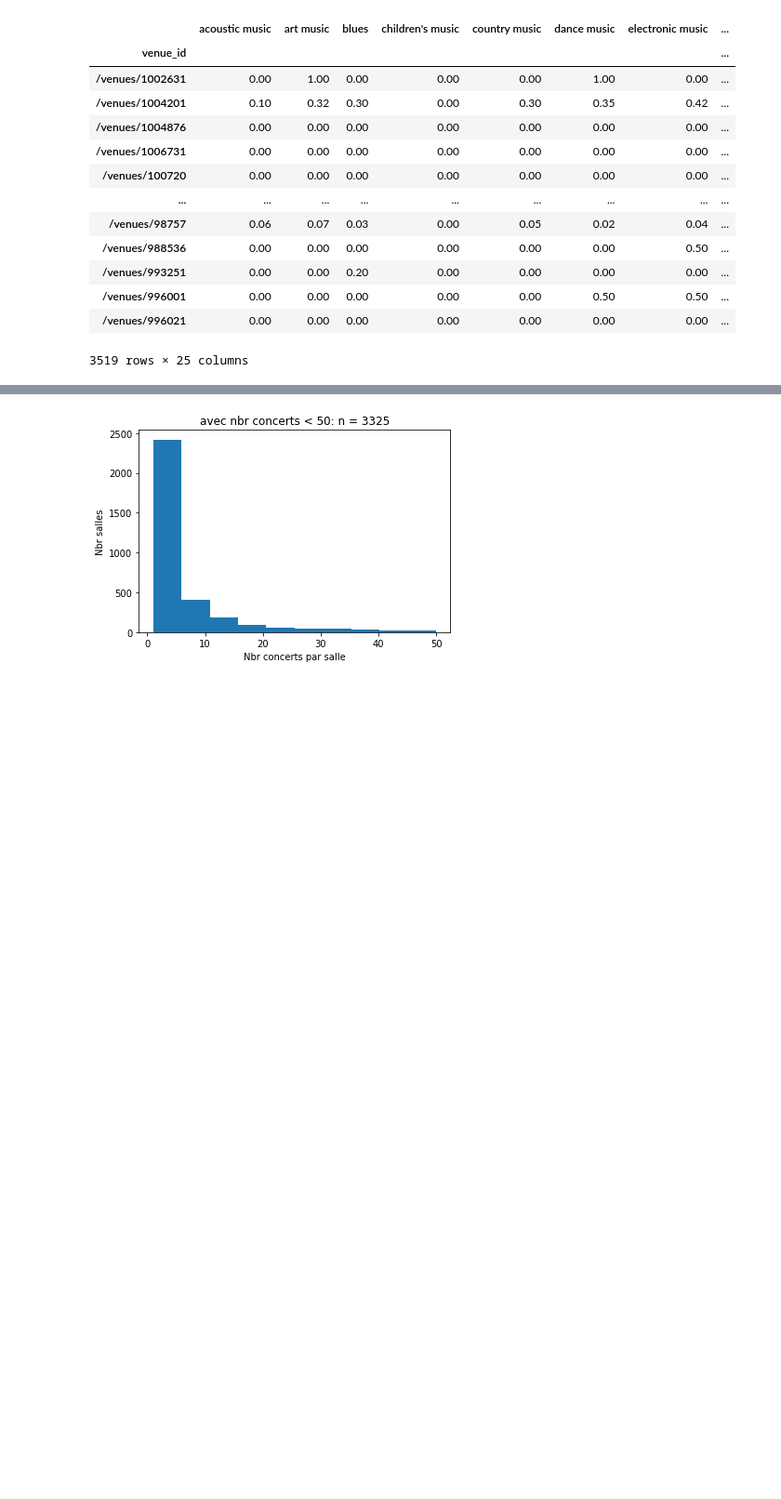
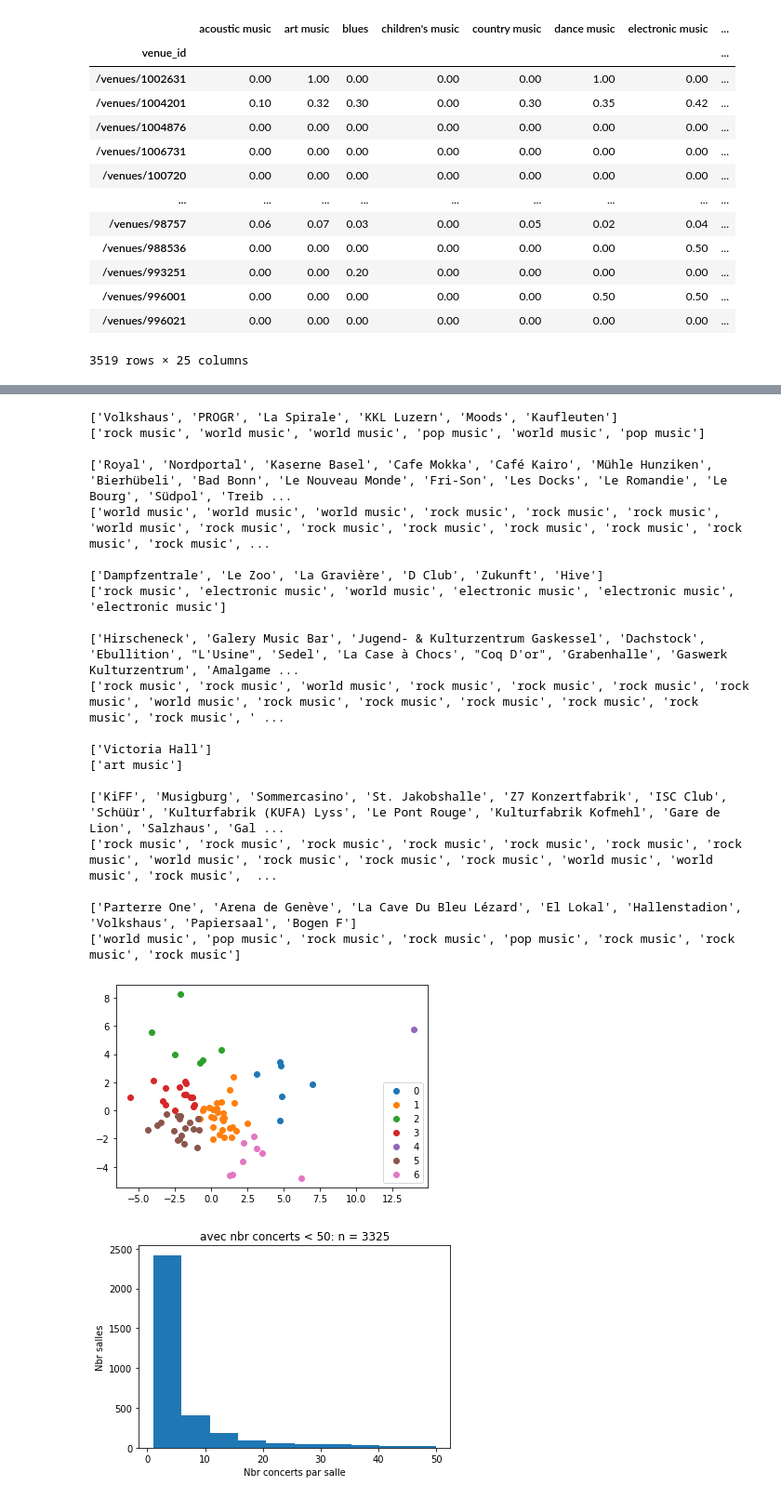
Before and after one commit to cyrillegc/thesis-redux, a Jupyter notebook: classifier.ipynb, the cells around one changed output, grey strips where cells are left out. Shown at 93% size. Saved outputs shown, nothing was run; the diff lists cells and outputs as text; code cells hidden in the pictures; blank space fills up the shorter version.

```diff
--- a/classifier.ipynb
+++ b/classifier.ipynb
@@ -805,10 +751,12 @@ plt.show()
 # %%
-clustered = cluster_data(venues_stats_filtered_df, audio_features, 8)
+nbr_clusters = 3
+clustered = cluster_data(venues_stats_filtered_df, selected_features, nbr_clusters)
 
-for i in range(1, 11):
+for i in range(1, nbr_clusters+1):
     cluster_i = clustered.loc[clustered['cluster'] == str(i)]
-    print(list(cluster_i['venue']))
-    print(list(cluster_i[genre_features].idxmax(axis=1)))
+    #print(cluster_i[['venue', 'locality']].sort_values(by=['venue']))
+    print(sorted(cluster_i['venue']))
+    #print(list(cluster_i[genre_features].idxmax(axis=1)))
     print('')
 
 clustered[genre_features].idxmax(axis=1)
@@ -844,4 +780,60 @@ clustered[genre_features].idxmax(axis=1)
 Length: 119, dtype: object
+# %%
+selected_features = popularity_features + genre_features + audio_features
+
+#Load Data
+pca = PCA(2)
+
+#Transform the data
+stats_df = standardize_data(venues_stats_filtered_df[selected_features])
+df = pca.fit_transform(stats_df)
+
+#Import KMeans module
+from sklearn.cluster import KMeans
+
+#Initialize the class object
+kmeans = KMeans(n_clusters= 7)
+
+#predict the labels of clusters.
+label = kmeans.fit_predict(df)
+clustered = venues_stats_filtered_df.copy()
+clustered['cluster'] = label
+
+#Getting unique labels
+u_labels = np.unique(label)
+
+#plotting the results:
+for i in u_labels:
+    plt.scatter(df[label == i , 0] , df[label == i , 1] , label = i)
+    cluster_i = clustered.loc[clustered['cluster'] == i]
+    print(list(cluster_i['venue']))
+    print(list(cluster_i[genre_features].idxmax(axis=1)))
+    print('')
+
+plt.legend()
+plt.show()
+# %% [output]
+['Volkshaus', 'PROGR', 'La Spirale', 'KKL Luzern', 'Moods', 'Kaufleuten']
+['rock music', 'world music', 'world music', 'pop music', 'world music', 'pop music']
+
+['Royal', 'Nordportal', 'Kaserne Basel', 'Cafe Mokka', 'Café Kairo', 'Mühle Hunziken', 'Bierhübeli', 'Bad Bonn', 'Le Nouveau Monde', 'Fri-Son', 'Les Docks', 'Le Romandie', 'Le Bourg', 'Südpol', 'Treib ...
+['world music', 'world music', 'world music', 'rock music', 'rock music', 'rock music', 'world music', 'rock music', 'rock music', 'rock music', 'rock music', 'rock music', 'rock music', 'rock music', ...
+
+['Dampfzentrale', 'Le Zoo', 'La Gravière', 'D Club', 'Zukunft', 'Hive']
+['rock music', 'electronic music', 'world music', 'electronic music', 'electronic music', 'electronic music']
+
+['Hirscheneck', 'Galery Music Bar', 'Jugend- & Kulturzentrum Gaskessel', 'Dachstock', 'Ebullition', "L'Usine", 'Sedel', 'La Case à Chocs', "Coq D'or", 'Grabenhalle', 'Gaswerk Kulturzentrum', 'Amalgame ...
+['rock music', 'rock music', 'world music', 'rock music', 'rock music', 'rock music', 'rock music', 'world music', 'rock music', 'rock music', 'rock music', 'rock music', 'rock music', 'rock music', ' ...
+
+['Victoria Hall']
+['art music']
+
+['KiFF', 'Musigburg', 'Sommercasino', 'St. Jakobshalle', 'Z7 Konzertfabrik', 'ISC Club', 'Schüür', 'Kulturfabrik (KUFA) Lyss', 'Le Pont Rouge', 'Kulturfabrik Kofmehl', 'Gare de Lion', 'Salzhaus', 'Gal ...
+['rock music', 'rock music', 'rock music', 'rock music', 'rock music', 'rock music', 'rock music', 'world music', 'rock music', 'rock music', 'rock music', 'world music', 'world music', 'rock music',  ...
+
+['Parterre One', 'Arena de Genève', 'La Cave Du Bleu Lézard', 'El Lokal', 'Hallenstadion', 'Volkshaus', 'Papiersaal', 'Bogen F']
+['world music', 'pop music', 'rock music', 'rock music', 'pop music', 'rock music', 'rock music', 'rock music']
+[figure, new version]
 # %%
 # distribution of concerts by venue
 
```
Also changed, not shown: parts of 12 cells of this notebook, 16 other files.
